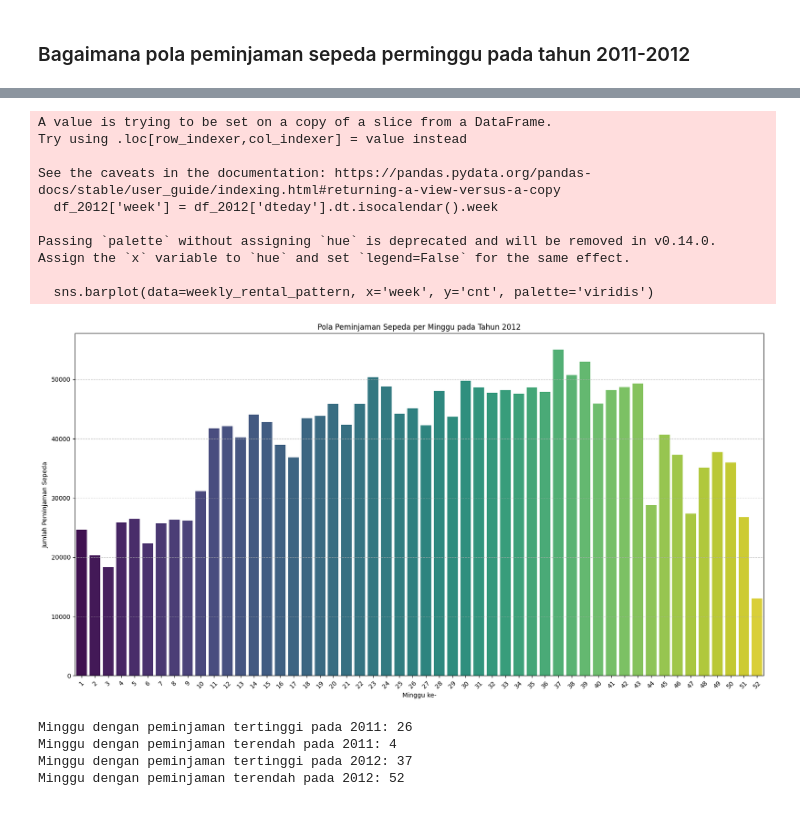
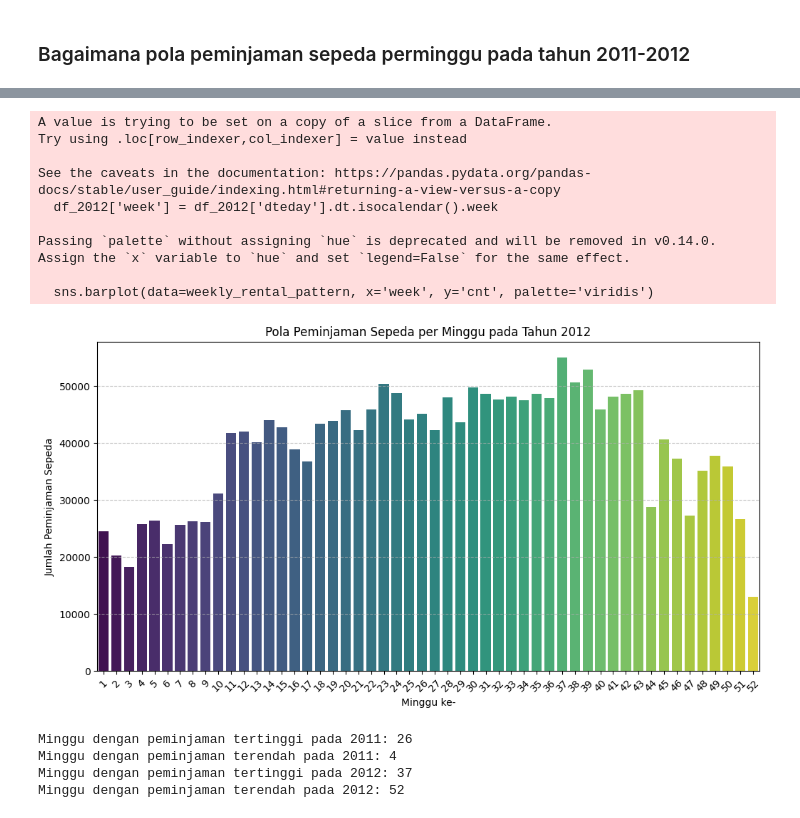
Before and after one commit to SailaJuliaa/Proyek_analisisData, a Jupyter notebook: notebook.ipynb, the cells around one changed output, grey strips where cells are left out. Cells and saved outputs as stored; diff of their text form; code cells hidden in the pictures.

```diff
--- a/notebook.ipynb
+++ b/notebook.ipynb
@@ -453,36 +449,29 @@ Passing `palette` without assigning `hue` is deprecated and will be removed in v
 # %%
-import pandas as pd
-import numpy as np
-import matplotlib.pyplot as plt
-import seaborn as sns
-
-# Filter data untuk tahun 2012
+# Mengetahui pola peminjaman sepeda perminggu tahun 2012
 df_2012 = df_day[df_day['yr'] == 2012]
 
-# Group data by week number and sum total rentals
 df_2012['week'] = df_2012['dteday'].dt.isocalendar().week
 weekly_rental_pattern = df_2012.groupby('week')['cnt'].sum().reset_index()
 
-# Plotting
-plt.figure(figsize=(20, 10))
+plt.figure(figsize=(12, 6))
 sns.barplot(data=weekly_rental_pattern, x='week', y='cnt', palette='viridis')
 plt.title("Pola Peminjaman Sepeda per Minggu pada Tahun 2012")
 plt.xlabel("Minggu ke-")
 plt.ylabel("Jumlah Peminjaman Sepeda")
 plt.xticks(rotation=45)
 plt.grid(axis='y', linestyle='--', alpha=0.7)
 plt.show()
 # %% [output]
 A value is trying to be set on a copy of a slice from a DataFrame.
 Try using .loc[row_indexer,col_indexer] = value instead
 
 See the caveats in the documentation: https://pandas.pydata.org/pandas-docs/stable/user_guide/indexing.html#returning-a-view-versus-a-copy
   df_2012['week'] = df_2012['dteday'].dt.isocalendar().week
 
 Passing `palette` without assigning `hue` is deprecated and will be removed in v0.14.0. Assign the `x` variable to `hue` and set `legend=False` for the same effect.
 
   sns.barplot(data=weekly_rental_pattern, x='week', y='cnt', palette='viridis')
-[figure, old version]
+[figure, new version]
 # %%
 # Mengetahui jumlah peminjaman sepeda perminggu tertinggi dan terendah pada tahun 2011 dan 2012
 
```
Also changed, not shown: parts of 2 cells of this notebook.
